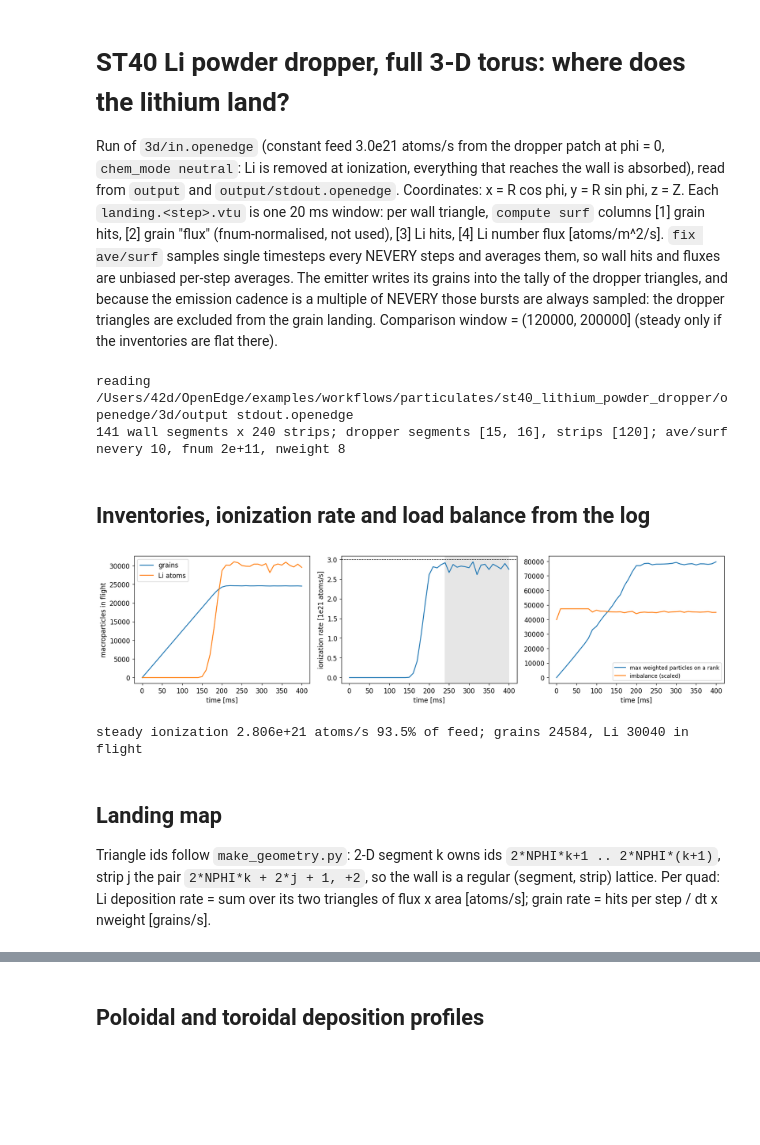
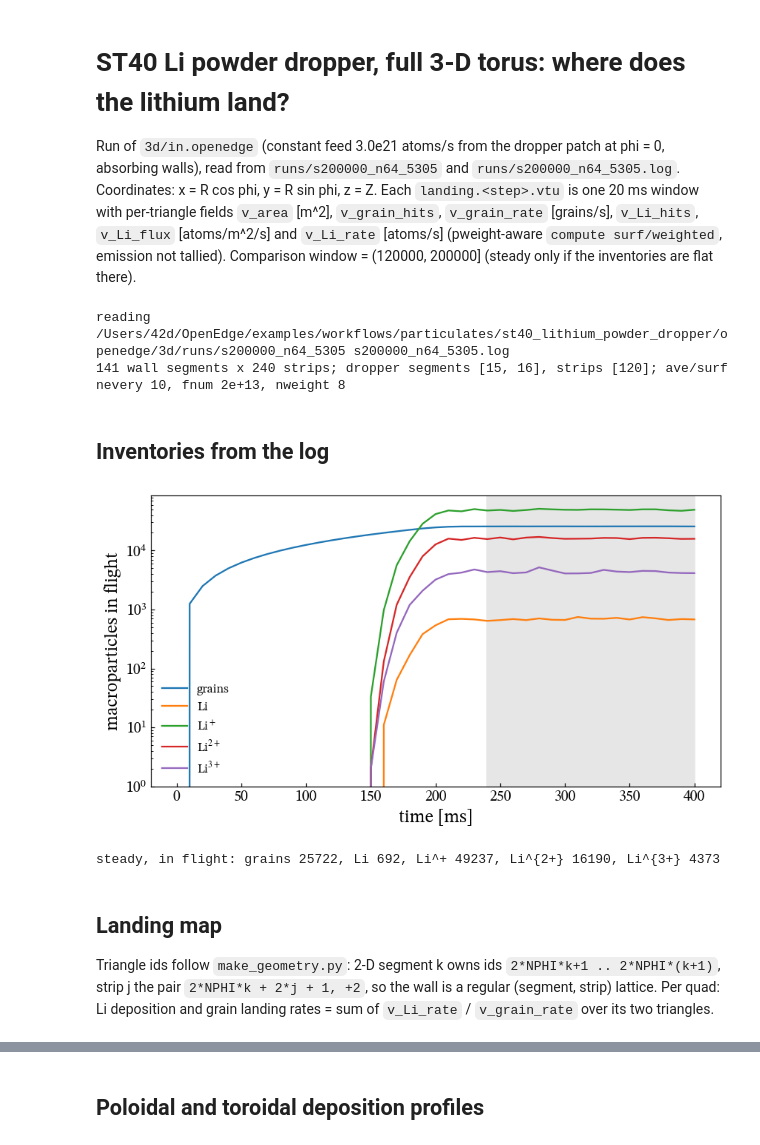
Before and after one commit to ORNL-Fusion/OpenEdge, a Jupyter notebook: examples/workflows/particulates/st40_lithium_powder_dropper/openedge/3d/notebooks/st40_3d_landing.ipynb, the cells around one changed output, grey strips where cells are left out. Drawn from its saved outputs; the diff is of its cells as text; code cells hidden in the pictures; blank space fills up the shorter version.

Commit message:
st40 3d: weighted landing tally with Li ions, particle-binned density maps

```diff
--- a/examples/workflows/particulates/st40_lithium_powder_dropper/openedge/3d/notebooks/st40_3d_landing.ipynb
+++ b/examples/workflows/particulates/st40_lithium_powder_dropper/openedge/3d/notebooks/st40_3d_landing.ipynb
@@ -2,16 +2,11 @@
 # ST40 Li powder dropper, full 3-D torus: where does the lithium land?
 
 Run of `3d/in.openedge` (constant feed 3.0e21 atoms/s from the dropper patch at
-phi = 0, `chem_mode neutral`: Li is removed at ionization, everything that reaches
-the wall is absorbed), read from `output` and `output/stdout.openedge`.
+phi = 0, absorbing walls), read from `runs/s200000_n64_5305` and `runs/s200000_n64_5305.log`.
 Coordinates: x = R cos phi, y = R sin phi, z = Z. Each `landing.<step>.vtu` is one
-20 ms window: per wall triangle, `compute surf` columns [1] grain hits,
-[2] grain "flux" (fnum-normalised, not used), [3] Li hits, [4] Li number flux
-[atoms/m^2/s]. `fix ave/surf` samples single timesteps every NEVERY steps and averages
-them, so wall hits and fluxes are unbiased per-step averages. The emitter writes its
-grains into the tally of the dropper triangles, and because the emission cadence is a
-multiple of NEVERY those bursts are always sampled: the dropper triangles are excluded
-from the grain landing. Comparison window = (120000, 200000] (steady only if the inventories are flat there).
+20 ms window with per-triangle fields `v_area` [m^2], `v_grain_hits`, `v_grain_rate`
+[grains/s], `v_Li_hits`, `v_Li_flux` [atoms/m^2/s] and `v_Li_rate` [atoms/s]
+(pweight-aware `compute surf/weighted`, emission not tallied). Comparison window = (120000, 200000] (steady only if the inventories are flat there).
 # %%
 import re, glob
 from pathlib import Path
@@ -24,8 +19,8 @@ import pyvista as pv
 CASE = Path.cwd().resolve()
 if CASE.name == "notebooks":
     CASE = CASE.parent
-OUT = CASE / "output"
-LOG = CASE / "output/stdout.openedge"
+OUT = CASE / "runs/s200000_n64_5305"
+LOG = CASE / "runs/s200000_n64_5305.log"
 STEADY_FROM = 120000
 STEADY_TO = 200000
 DT = 2.0e-6                       # s per step
@@ -44,7 +39,13 @@ if CASE_JSON.exists():
     cj = json.load(open(CASE_JSON))
     NWEIGHT = float(cj.get("nweight", NWEIGHT)); ATOMS_PER_GRAIN = float(cj.get("atoms_per_grain", ATOMS_PER_GRAIN)); FEED = float(cj.get("feed", FEED))
     print("matrix case:", cj)
-plt.rcParams.update({"font.size": 11, "figure.dpi": 110})
+plt.rcParams.update({
+    "font.family": "serif", "font.serif": ["STIX Two Text", "STIXGeneral", "DejaVu Serif"],
+    "mathtext.fontset": "stix", "font.size": 15, "axes.labelsize": 16, "axes.titlesize": 15,
+    "xtick.labelsize": 13, "ytick.labelsize": 13, "legend.fontsize": 11,
+    "xtick.direction": "in", "ytick.direction": "in", "legend.frameon": False,
+    "figure.dpi": 110, "savefig.dpi": 220,
+})
 print("reading", OUT, LOG.name)
 
 def read_loop(path):
@@ -82,48 +83,44 @@ s_mid_d = s_mid - s0
 phi_c = (np.arange(NPHI) - NPHI // 2) * DPHI          # strip centres, dropper at 0
 seg_mid = 0.5 * (WALL + np.roll(WALL, -1, axis=0))      # (R, Z) of each segment
 # %% [output]
-reading /Users/42d/OpenEdge/examples/workflows/particulates/st40_lithium_powder_dropper/openedge/3d/output stdout.openedge
-141 wall segments x 240 strips; dropper segments [15, 16], strips [120]; ave/surf nevery 10, fnum 2e+11, nweight 8
+reading /Users/42d/OpenEdge/examples/workflows/particulates/st40_lithium_powder_dropper/openedge/3d/runs/s200000_n64_5305 s200000_n64_5305.log
+141 wall segments x 240 strips; dropper segments [15, 16], strips [120]; ave/surf nevery 10, fnum 2e+13, nweight 8
 # %% [markdown]
-## Inventories, ionization rate and load balance from the log
+## Inventories from the log
 # %%
 cols = rows = None
 if not LOG.exists():
-    print("no log for this run: inventories and ionization rate unavailable (log was overwritten)")
-    SP_STEADY = float("nan")
+    print("no log for this run: inventories unavailable (log was overwritten)")
 for line in (open(LOG) if LOG.exists() else []):
     t = line.split()
     if t[:2] == ["Step", "CPU"]: cols = t; rows = []; continue
     if cols is not None and len(t) == len(cols) and t[0].isdigit():
         rows.append([float(v) for v in t])
     elif cols is not None and t[:1] == ["Loop"]: break
 if cols is None: rows = []
 S = {k: np.array([r[i] for r in rows]) for i, k in enumerate(cols)} if cols else {}
 if S:
   t_ms = S["Step"] * DT * 1e3
-  fig, ax = plt.subplots(1, 3, figsize=(15, 3.8))
-  ax[0].plot(t_ms, S["c_cnt[1]"], label="grains"); ax[0].plot(t_ms, S["c_cnt[2]"], label="Li atoms")
-  ax[0].set(xlabel="time [ms]", ylabel="macroparticles in flight"); ax[0].legend()
-  ax[1].plot(t_ms, S["c_cSp_tot"] / 1e21)
-  if FEED > 0: ax[1].axhline(FEED / 1e21, ls="--", c="k", lw=0.8)
-  ax[1].set(xlabel="time [ms]", ylabel="ionization rate [1e21 atoms/s]"); ax[1].axvspan(STEADY_FROM * DT * 1e3, STEADY_TO * DT * 1e3, color="0.9")
-  ax[2].plot(t_ms, S["f_fbal[1]"], label="max weighted particles on a rank"); ax[2].plot(t_ms, S["f_fbal[2]"] * S["f_fbal[1]"].max() / 2, label="imbalance (scaled)")
-  ax[2].set(xlabel="time [ms]"); ax[2].legend(fontsize=9)
+  names = ["grains", "Li", "Li$^+$", "Li$^{2+}$", "Li$^{3+}$"]
+  fig, ax = plt.subplots(figsize=(8, 4.5))
+  for i, n in enumerate(names, 1):
+      if f"c_cnt[{i}]" in S: ax.plot(t_ms, S[f"c_cnt[{i}]"], label=n)
+  ax.set(xlabel="time [ms]", ylabel="macroparticles in flight", yscale="log", ylim=(1, None)); ax.legend()
+  ax.axvspan(STEADY_FROM * DT * 1e3, STEADY_TO * DT * 1e3, color="0.9")
   plt.tight_layout(); plt.show()
   steady = (S["Step"] > STEADY_FROM) & (S["Step"] <= STEADY_TO)
-  SP_STEADY = S["c_cSp_tot"][steady].mean()
-  print(f"steady ionization {SP_STEADY:.3e} atoms/s {pct(SP_STEADY)}; "
-        f"grains {S['c_cnt[1]'][steady].mean():.0f}, Li {S['c_cnt[2]'][steady].mean():.0f} in flight")
+  print("steady, in flight: " + ", ".join(f"{n.replace('$', '')} {S[f'c_cnt[{i}]'][steady].mean():.0f}"
+                                         for i, n in enumerate(names, 1) if f"c_cnt[{i}]" in S))
 # %% [output]
-[figure, old version]
+[figure, new version]
-steady ionization 2.806e+21 atoms/s 93.5% of feed; grains 24584, Li 30040 in flight
+steady, in flight: grains 25722, Li 692, Li^+ 49237, Li^{2+} 16190, Li^{3+} 4373
 # %% [markdown]
 ## Landing map
 
 Triangle ids follow `make_geometry.py`: 2-D segment k owns ids `2*NPHI*k+1 .. 2*NPHI*(k+1)`,
 strip j the pair `2*NPHI*k + 2*j + 1, +2`, so the wall is a regular (segment, strip) lattice.
-Per quad: Li deposition rate = sum over its two triangles of flux x area [atoms/s];
-grain rate = hits per step / dt x nweight [grains/s].
+Per quad: Li deposition and grain landing rates = sum of `v_Li_rate` / `v_grain_rate`
+over its two triangles.
 # %%
 def load_landing(path):
     m = pv.read(path)
```
Also changed, not shown: parts of 14 cells of this notebook, 5 other files.
